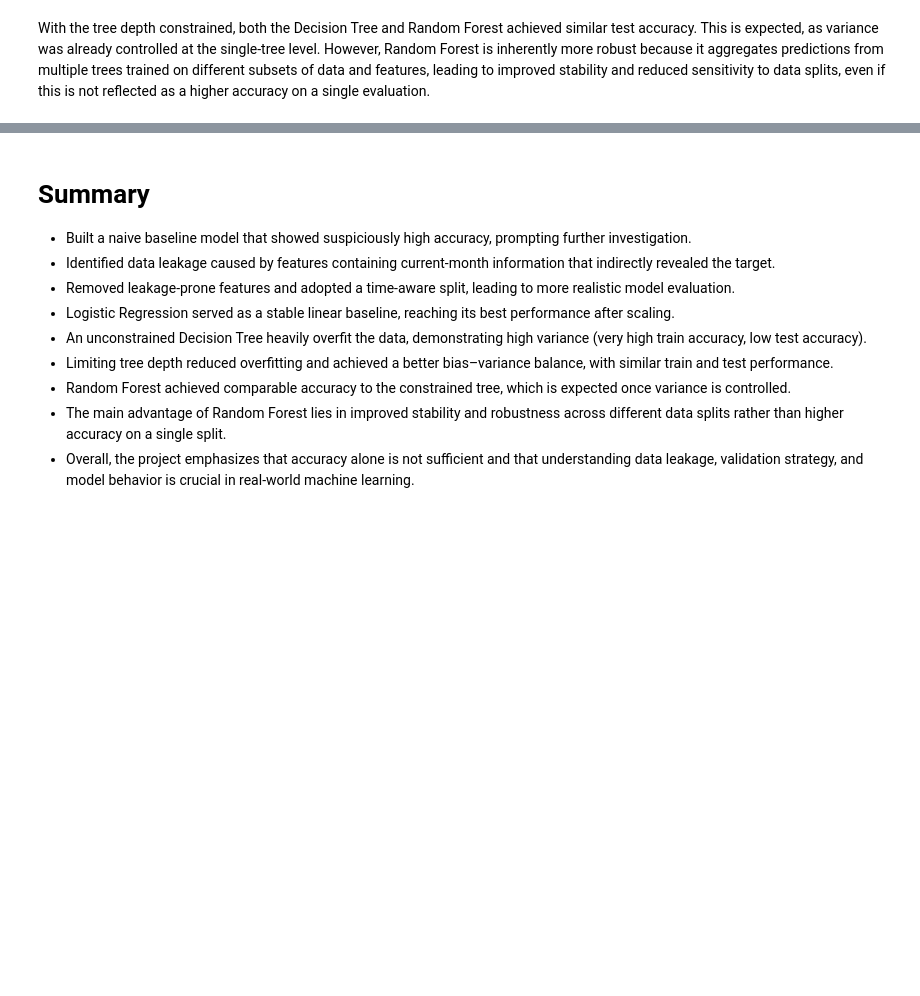
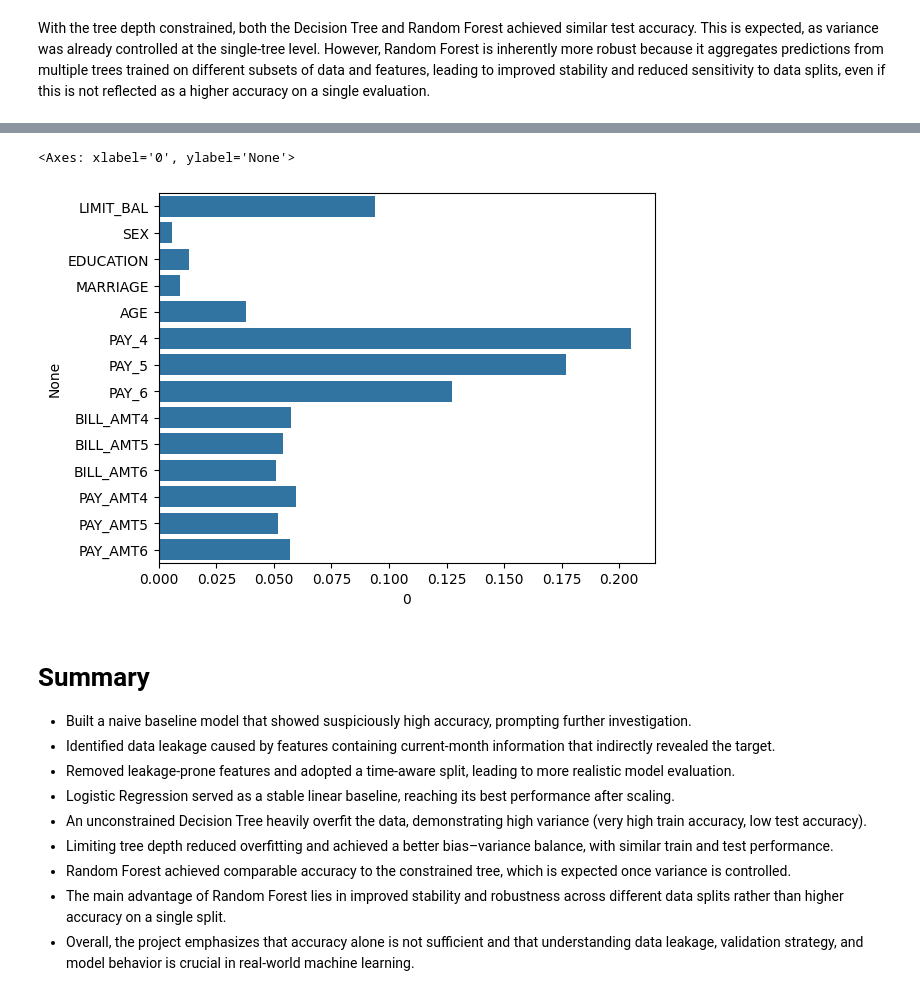
Before and after one commit to Jawwad-gul/ML-Projects, a Jupyter notebook: Credit Default/Credit_Default_ML_Project.ipynb, the cells around one changed output, grey strips where cells are left out. Drawn from its saved outputs; the diff is of its cells as text; code cells hidden in the pictures; blank space fills up the shorter version.

```diff
--- a/Credit Default/Credit_Default_ML_Project.ipynb
+++ b/Credit Default/Credit_Default_ML_Project.ipynb
@@ -286,3 +307,10 @@ With the tree depth constrained, both the Decision Tree and Random Forest achiev
+# %%
+import seaborn as sns
+
+sns.barplot(x=fet.iloc[-1,:],y=fet.columns)
+# %% [output]
+<Axes: xlabel='0', ylabel='None'>
+[figure, added]
 # %% [markdown]
 # **Summary**
 
```
Also changed, not shown: parts of 9 cells of this notebook.
